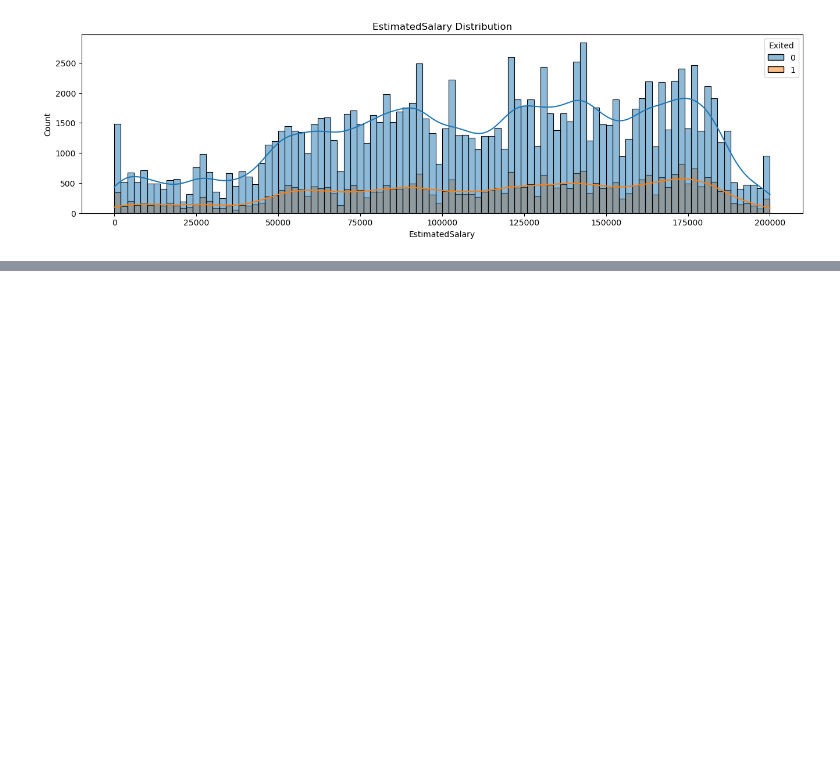
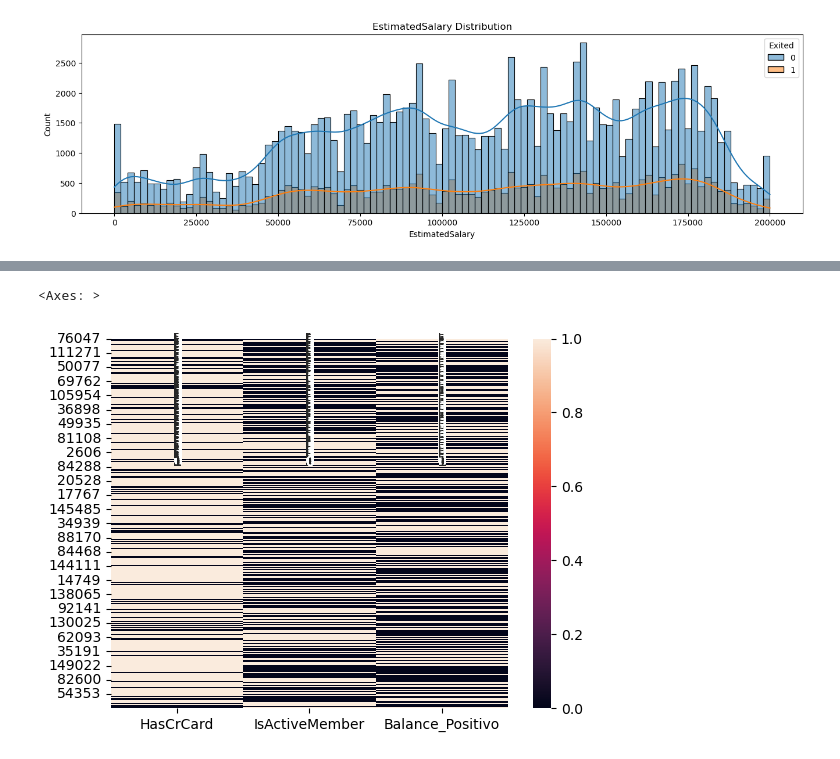
Before and after one commit to JohelPires/kaggle_cp, a Jupyter notebook: playground-series-s4e1 - Binary Classification with a Bank Churn Dataset/bank.ipynb, the cells around one changed output, grey strips where cells are left out. Cells and saved outputs as stored; diff of their text form; code cells hidden in the pictures; blank space fills up the shorter version.

```diff
--- a/playground-series-s4e1 - Binary Classification with a Bank Churn Dataset/bank.ipynb
+++ b/playground-series-s4e1 - Binary Classification with a Bank Churn Dataset/bank.ipynb
@@ -110,0 +327,5 @@ plot_histograms_and_density(df, continuous_vars)
+# %%
+sns.heatmap(X_train[['HasCrCard', 'IsActiveMember', 'Balance_Positivo']], annot=True)
+# %% [output]
+<Axes: >
+[figure, added]
```
Also changed, not shown: parts of 16 cells of this notebook, 1 other file.
